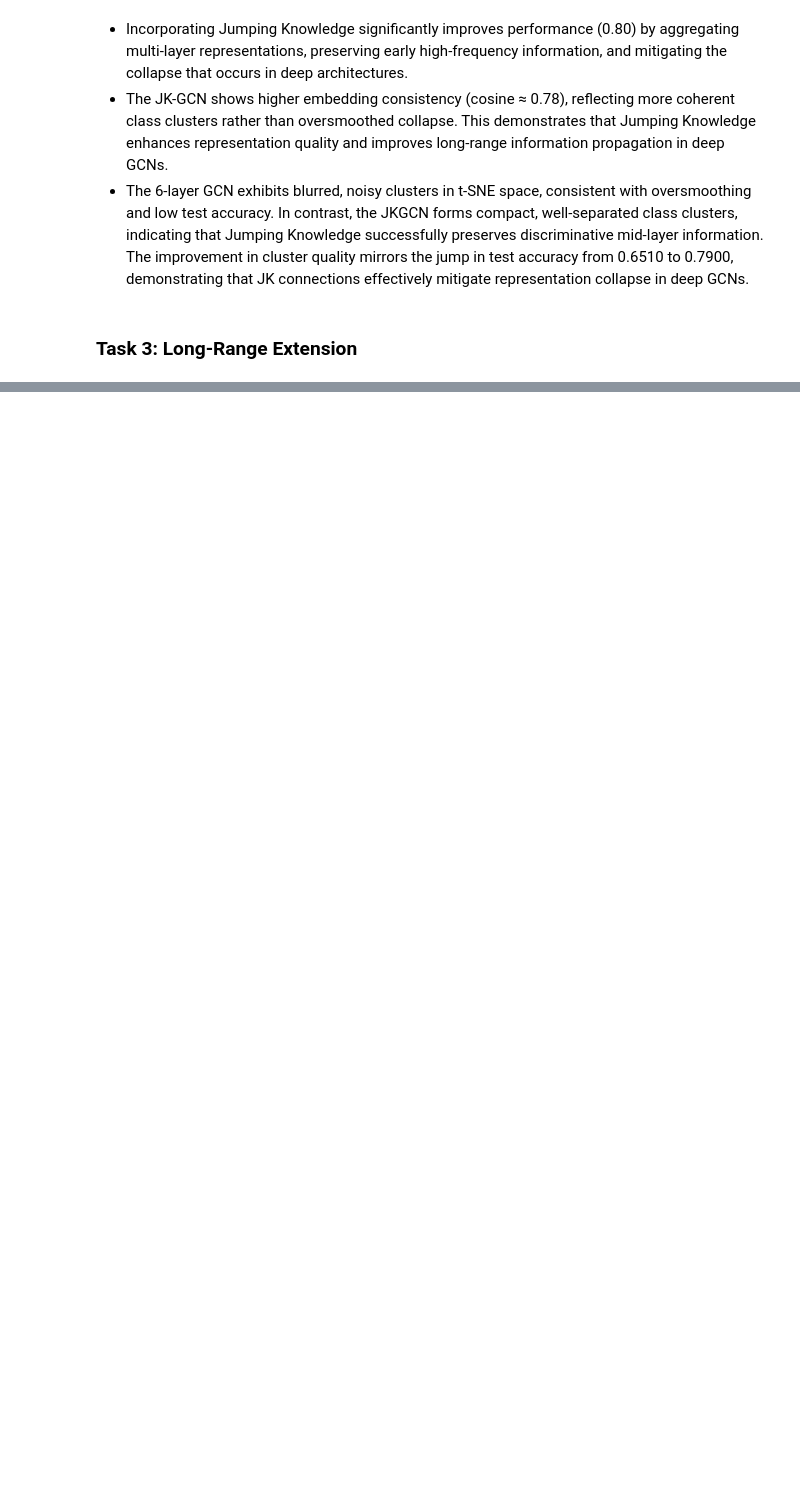
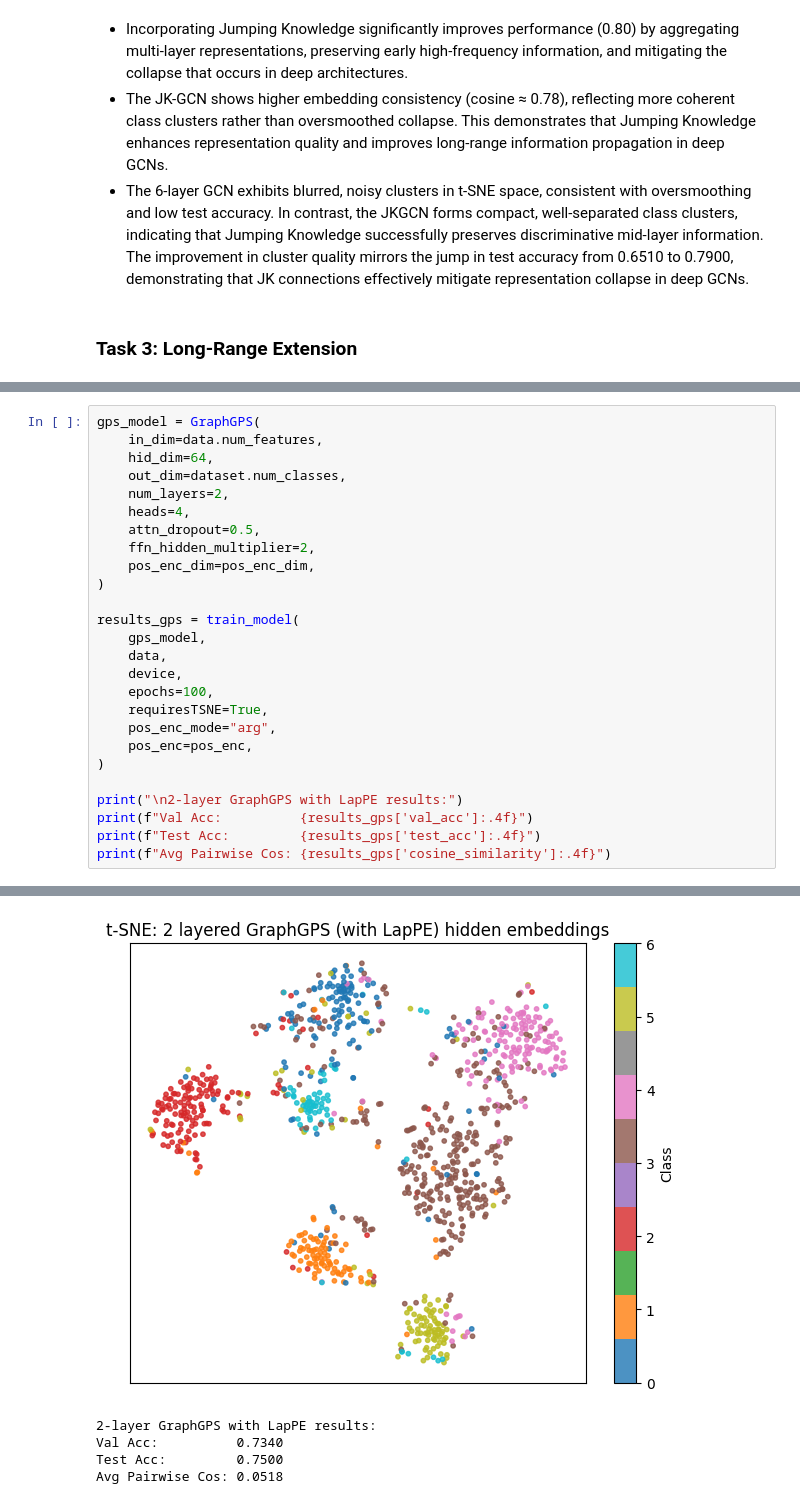
Before and after one commit to jeet1912/long_range_dependencies, a Jupyter notebook: partII.ipynb, the cells around one changed output, grey strips where cells are left out. Drawn from its saved outputs; the diff is of its cells as text; blank space fills up the shorter version.

```diff
--- a/partII.ipynb
+++ b/partII.ipynb
@@ -393,0 +725,27 @@ print(f"6-layer JKGCN  - Test Acc: {results_jk['test_acc']:.4f}, Cosine: {result
+# %%
+gps_model = GraphGPS(
+    in_dim=data.num_features,
+    hid_dim=64,
+    out_dim=dataset.num_classes,
+    num_layers=2,
+    heads=4,
+    attn_dropout=0.5,
+    ffn_hidden_multiplier=2,
+    pos_enc_dim=pos_enc_dim,
+)
+
+results_gps = train_model(
+    gps_model,
+    data,
+    device,
+    epochs=100,
+    requiresTSNE=True,
+    pos_enc_mode="arg",
+    pos_enc=pos_enc,
+)
+
+print("\n2-layer GraphGPS with LapPE results:")
+print(f"Val Acc:          {results_gps['val_acc']:.4f}")
+print(f"Test Acc:         {results_gps['test_acc']:.4f}")
+print(f"Avg Pairwise Cos: {results_gps['cosine_similarity']:.4f}")
+# %% [output]
@@ -393,0 +765,5 @@ print(f"6-layer JKGCN  - Test Acc: {results_jk['test_acc']:.4f}, Cosine: {result
+[figure, added]
+2-layer GraphGPS with LapPE results:
+Val Acc:          0.7340
+Test Acc:         0.7500
+Avg Pairwise Cos: 0.0518
```
Also changed, not shown: parts of 14 cells of this notebook, 1 other file.
